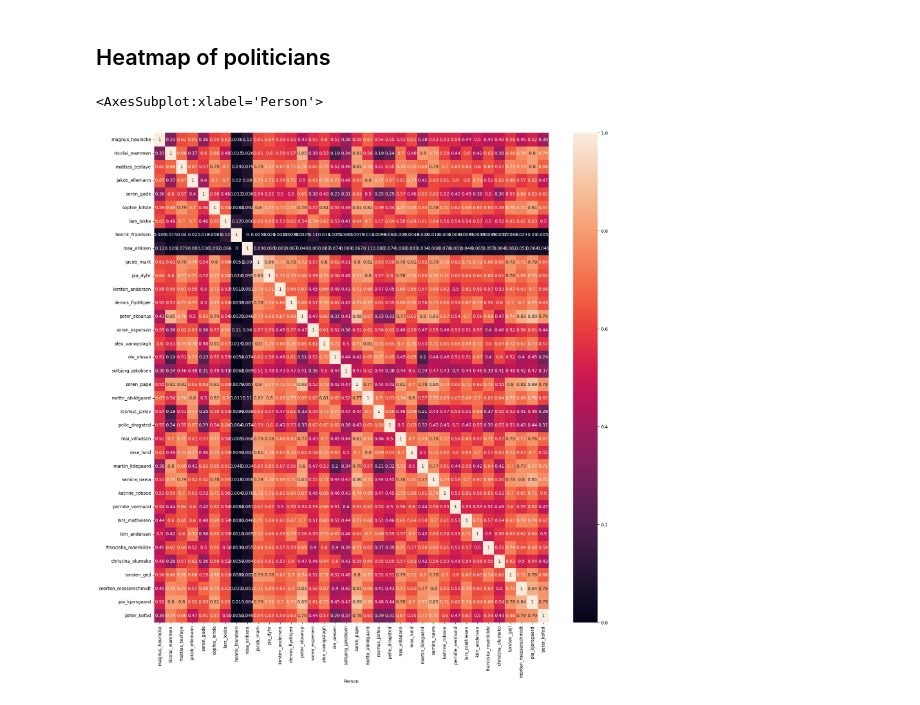
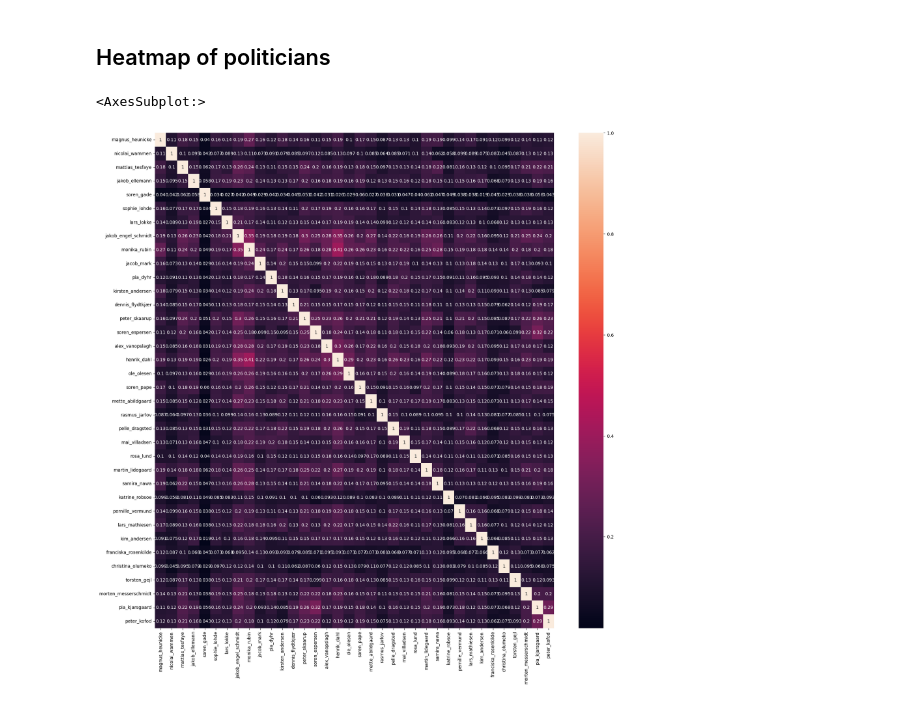
Before and after one commit to s180820/02807_dkpol, a Jupyter notebook: 02_clustering.ipynb, the cells around one changed output. Drawn from its saved outputs; the diff is of its cells as text; code cells hidden in the pictures.

```diff
--- a/02_clustering.ipynb
+++ b/02_clustering.ipynb
@@ -187,0 +15,5 @@ df_pol_new.drop([7,8], inplace=True)
+# %%
+df_politicians = pd.read_csv("Data/similarity_scores_minhash.csv")
+df_politicians.set_index("Unnamed: 0", inplace=True)
+df_politicians.index.name = None
+df_politicians
@@ -284,10 +180,10 @@ Created in <span style='font-weight:600;margin-left:4px;'>Deepnote</span></a>
 # %% [markdown]
 ## Heatmap of politicians
 # %%
-heatmap_data = cos_sim.copy()
+heatmap_data = df_politicians.copy()
 
 fig, ax = plt.subplots(figsize = (20,20))
 sns.heatmap(heatmap_data, ax=ax, xticklabels=True, yticklabels=True, annot=True)
 # %% [output]
-<AxesSubplot:xlabel='Person'>
+<AxesSubplot:>
-[figure, old version]
+[figure, new version]
```
Also changed, not shown: parts of 28 cells of this notebook.
